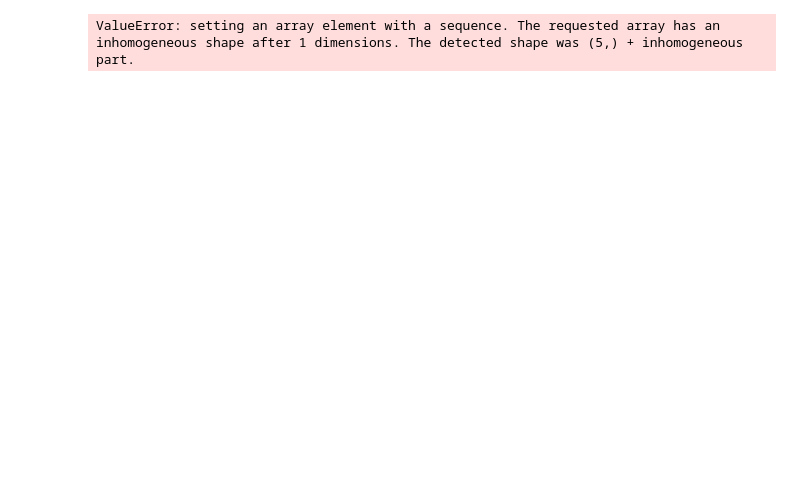
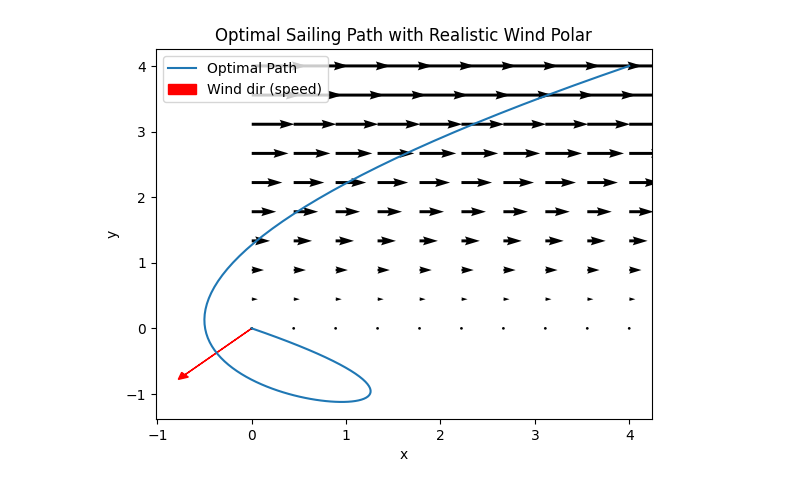
Before and after one commit to EthanPrimes/vol4-second-project, a Jupyter notebook: constant_wind_accurate.ipynb, the cells around one changed output. Drawn from its saved outputs; the diff is of its cells as text; code cells hidden in the pictures; blank space fills up the shorter version.

```diff
--- a/constant_wind_accurate.ipynb
+++ b/constant_wind_accurate.ipynb
@@ -129,6 +129,8 @@ def ode(t, Y, p):
 # ─────────────────────────────────────────────
 # Boundary conditions — updated to use polar
 # ─────────────────────────────────────────────
+x0 = np.array([0, 0])
+xf = np.array([4, 4])
 def bc(ya, yb, p):
     T = p[0]
 
@@ -141,12 +143,13 @@ def bc(ya, yb, p):
     # Transversality: H = 1 at the free final time
     Hf = l1b * (u1b + wb[0]) + l2b * (u2b + wb[1]) - 1.0
 
+
     return np.array([
         xa    - x0[0],
         ya_val - x0[1],
         xb    - xf[0],
         yb_val - xf[1],
-        Hf
+        Hf[0]
     ])
 
 
@@ -156,32 +159,32 @@ def bc(ya, yb, p):
 t = np.linspace(0, 1, 100)
 
 Y_guess      = np.zeros((4, t.size))
 p_guess      = np.array([2.0])
 Y_guess[0]   = np.linspace(x0[0], xf[0], t.size)
 Y_guess[1]   = np.linspace(x0[1], xf[1], t.size)
 Y_guess[2]   = 1.0
 Y_guess[3]   = 1.0
 
 sol = solve_bvp(ode, bc, t, Y_guess, p=p_guess)
 
 # ─────────────────────────────────────────────
 # Plot
 # ─────────────────────────────────────────────
 plt.plot(sol.y[0], sol.y[1], label="Optimal Path")
 plt.arrow(0, 0, np.cos(PHI), np.sin(PHI),
           head_width=0.1, head_length=0.1,
-          fc="red", ec="red", label=f"Wind dir (speed {v})")
+          fc="red", ec="red", label=f"Wind dir (speed)")
 
 x_grid = np.linspace(0, 4, 10)
 X, Y_g = np.meshgrid(x_grid, x_grid)
 U_q    = 5 * Y_g
 V_q    = np.zeros_like(X)
 plt.quiver(X, Y_g, U_q, V_q)
 
 plt.title("Optimal Sailing Path with Realistic Wind Polar")
 plt.xlabel("x")
 plt.ylabel("y")
 plt.legend()
 plt.show()
 # %% [output]
-ValueError: setting an array element with a sequence. The requested array has an inhomogeneous shape after 1 dimensions. The detected shape was (5,) + inhomogeneous part.
+[figure, added]
```
